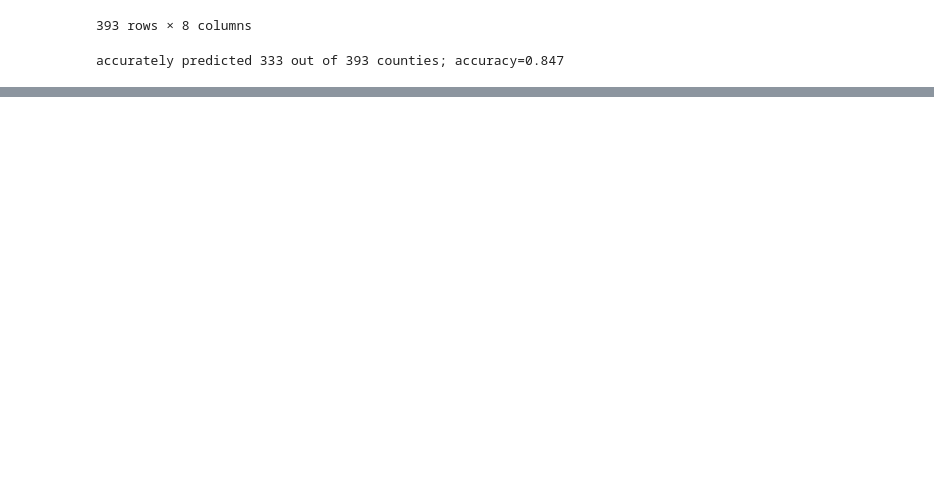
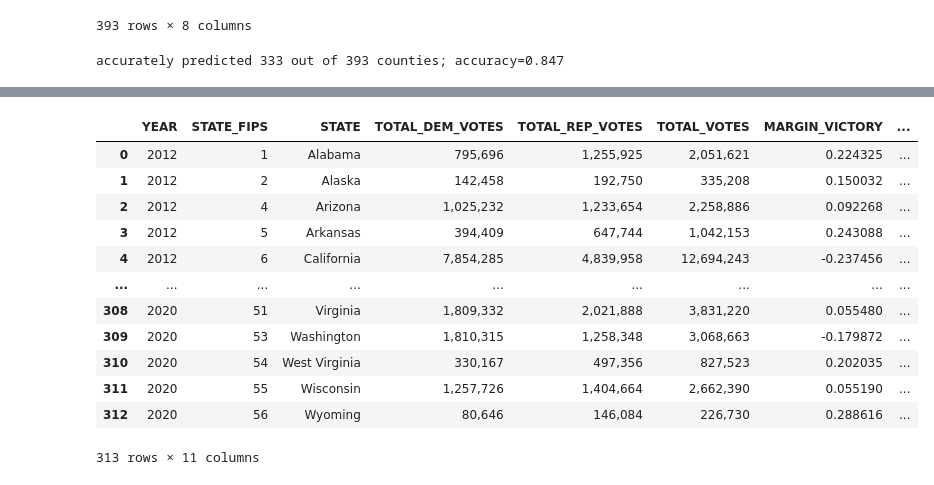
Before and after one commit to ehuang13/w210-presidential-election, a Jupyter notebook: harith/notebook/Predictions vs Actuals.ipynb, the cells around one changed output, grey strips where cells are left out. Drawn from its saved outputs; the diff is of its cells as text; code cells hidden in the pictures; blank space fills up the shorter version.

```diff
--- a/harith/notebook/Predictions vs Actuals.ipynb
+++ b/harith/notebook/Predictions vs Actuals.ipynb
@@ -179,0 +182,4 @@ accurately predicted 333 out of 393 counties; accuracy=0.847
+# %%
+merged_df_2012 = pd.read_csv('../../data/predictions_vs_actuals_2012.csv')
+merged_df_2016 = pd.read_csv('../../data/predictions_vs_actuals_2016.csv')
+states_df_all = pd.read_csv('../../data/Data-Jul16/state_aggregated_0723.csv')
@@ -179,0 +202,16 @@ accurately predicted 333 out of 393 counties; accuracy=0.847
+# %%
+states_df_all
+# %% [output]
+|  | YEAR | STATE_FIPS | STATE | TOTAL_DEM_VOTES | TOTAL_REP_VOTES | TOTAL_VOTES | MARGIN_VICTORY | ... |
+| 0 | 2012 | 1 | Alabama | 795,696 | 1,255,925 | 2,051,621 | 0.224325 | ... |
+| 1 | 2012 | 2 | Alaska | 142,458 | 192,750 | 335,208 | 0.150032 | ... |
+| 2 | 2012 | 4 | Arizona | 1,025,232 | 1,233,654 | 2,258,886 | 0.092268 | ... |
+| 3 | 2012 | 5 | Arkansas | 394,409 | 647,744 | 1,042,153 | 0.243088 | ... |
+| 4 | 2012 | 6 | California | 7,854,285 | 4,839,958 | 12,694,243 | -0.237456 | ... |
+| ... | ... | ... | ... | ... | ... | ... | ... | ... |
+| 308 | 2020 | 51 | Virginia | 1,809,332 | 2,021,888 | 3,831,220 | 0.055480 | ... |
+| 309 | 2020 | 53 | Washington | 1,810,315 | 1,258,348 | 3,068,663 | -0.179872 | ... |
+| 310 | 2020 | 54 | West Virginia | 330,167 | 497,356 | 827,523 | 0.202035 | ... |
+| 311 | 2020 | 55 | Wisconsin | 1,257,726 | 1,404,664 | 2,662,390 | 0.055190 | ... |
+| 312 | 2020 | 56 | Wyoming | 80,646 | 146,084 | 226,730 | 0.288616 | ... |
+313 rows × 11 columns
```
Also changed, not shown: parts of 4 cells of this notebook, 6 other files.
